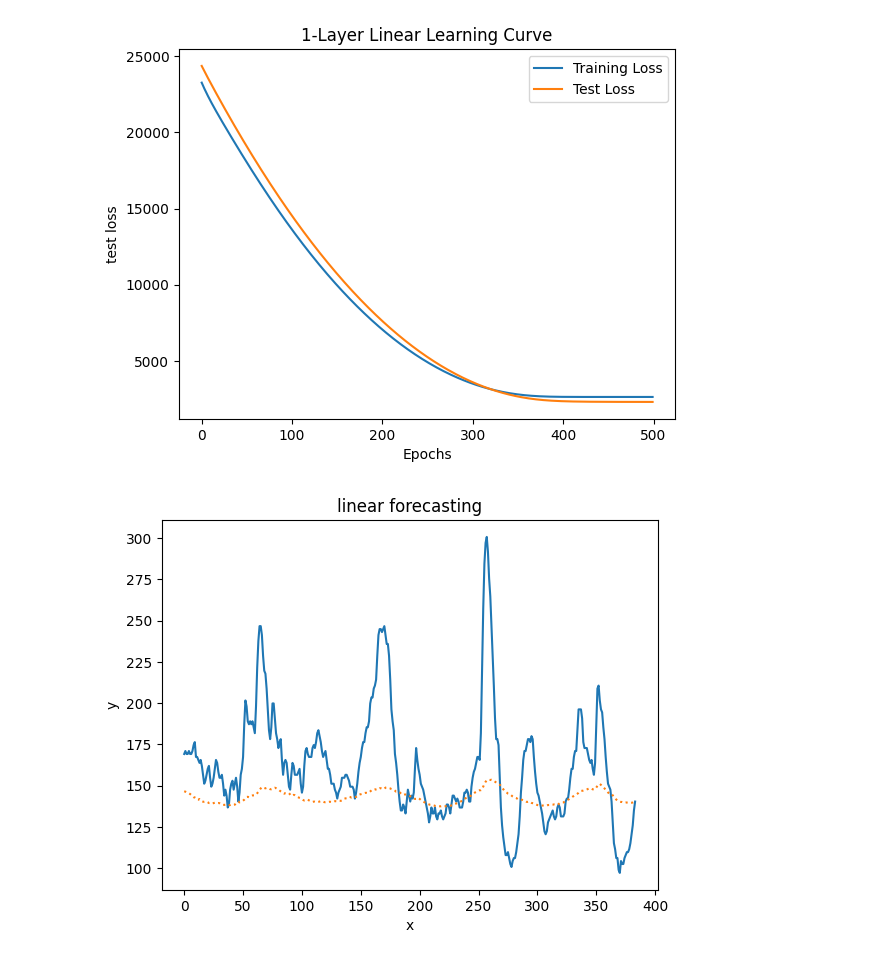
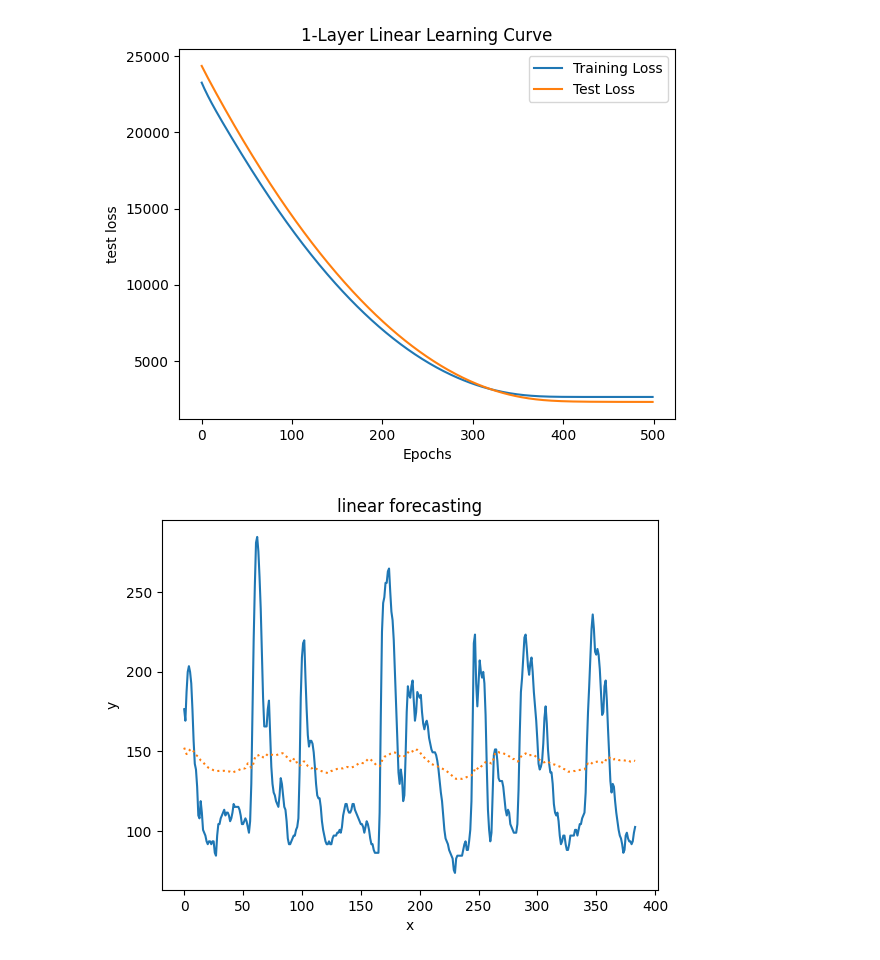
Before and after one commit to rewazzu/cgm-deeplearning, a Jupyter notebook: Linear.ipynb, the cells around one changed output. Saved outputs shown, nothing was run; the diff lists cells and outputs as text; code cells hidden in the pictures.

```diff
--- a/Linear.ipynb
+++ b/Linear.ipynb
@@ -96,12 +96,12 @@ predicted = np.reshape(pred.to("cpu"),[480-lookback_size,7])
 # %%
 plt.figure()
 plt.title("linear forecasting")
 plt.xlabel("x")
 plt.ylabel("y")
 plt.xticks()
 plt.yticks()
-plt.plot(np.arange(test_y.shape[0]), test_y.to("cpu")[:,1])
+plt.plot(np.arange(test_y.shape[0]), test_y.to("cpu")[:,2])
 plt.plot(np.arange(test_y.shape[0]), predicted[:,2], ":")
 plt.show()
 # %% [output]
-[figure, old version]
+[figure, new version]
```
Also changed, not shown: 1 other file.
